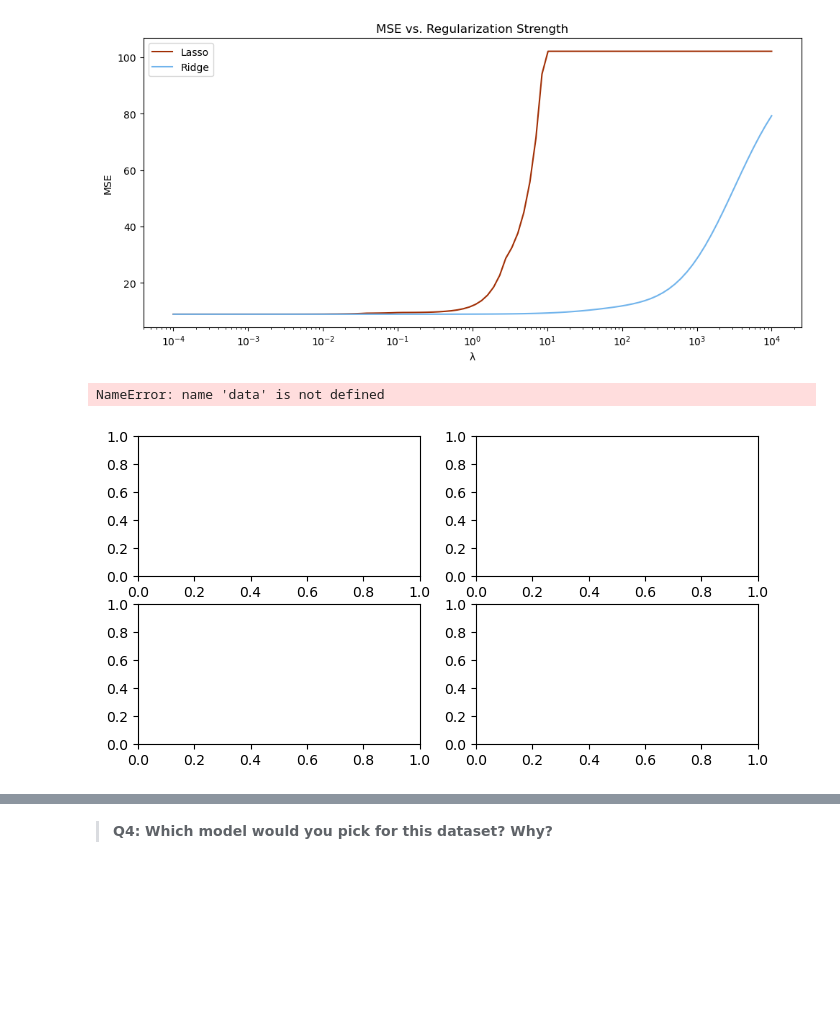
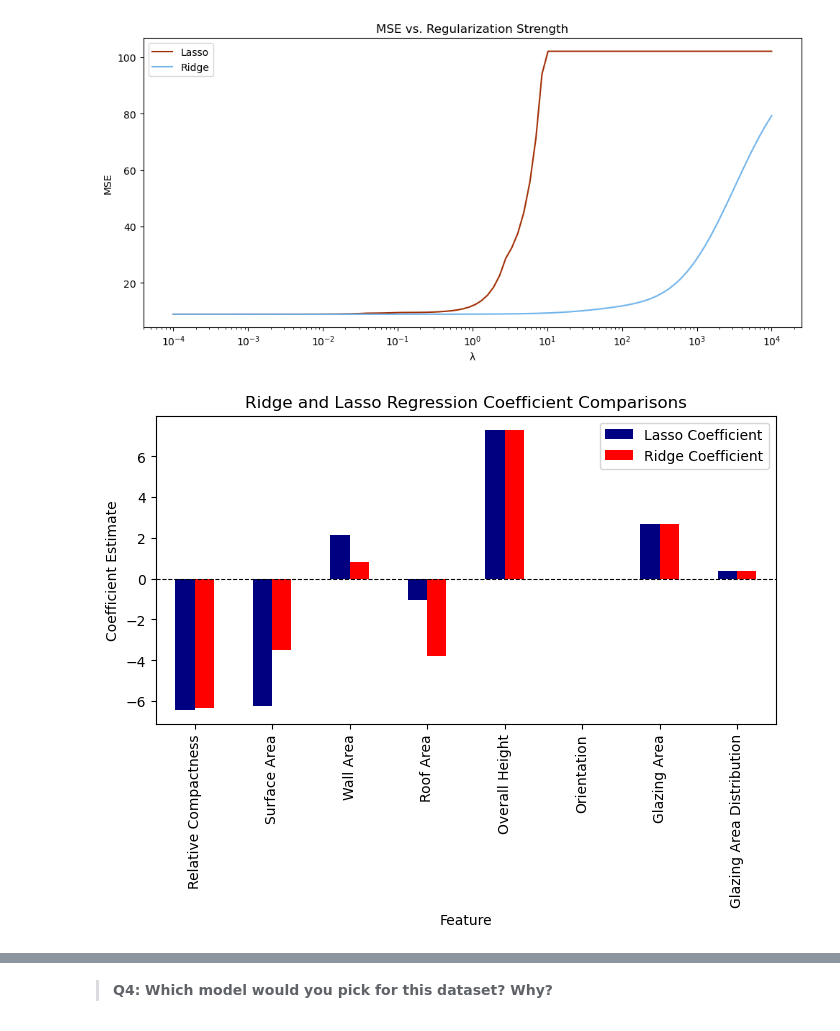
Before and after one commit to kylienewcomer/eds232-assignment-3, a Jupyter notebook: task1/hw3-task1.ipynb, the cells around one changed output, grey strips where cells are left out. Saved outputs shown, nothing was run; the diff lists cells and outputs as text; code cells hidden in the pictures; blank space fills up the shorter version.

```diff
--- a/task1/hw3-task1.ipynb
+++ b/task1/hw3-task1.ipynb
@@ -359,22 +359,22 @@ plt.show()
 # %% [output]
 [figure]
 # %%
+all_coefs = pd.DataFrame({'Lasso Regression' : lasso_cv.coef_,
+                   'Ridge Regression' : ridge_cv.coef_},
+                   index = feature_names)
 
-fig, axes = plt.subplots(2, 2, figsize=(8, 4))
-axes = axes.flatten()
-for i, df in enumerate(data):
-    df.plot.bar(ax=axes[i], width=0.8)
-    title = 'λ = 0 (OLS)' if lambdas[i] == 0 else f'λ = {lambdas[i]}'
-    axes[i].set_title(title)
-    axes[i].set_xticklabels(df.index, rotation=45)
-    axes[i].axhline(0, color='black', linewidth=0.8, linestyle='--')
-    ymin = min(df.values.min(), 0)
-    ymax = max(df.values.max(), 0)
-    pad = max((ymax - ymin) * 0.15, 0.5)
-    axes[i].set_ylim(ymin - pad, ymax + pad)
 
-plt.tight_layout()
+
+fig, axes = plt.subplots(figsize=(8, 4))
+
+axes = all_coefs.plot(color = ['navy', 'red'],
+                      kind = 'bar',
+                      ax = axes)
+title = ''
+axes.axhline(0, color='black', linewidth=0.8, linestyle='--')
+axes.set_ylabel("Coefficient Estimate")
+axes.set_xlabel("Feature")
+axes.set_title("Ridge and Lasso Regression Coefficient Comparisons")
 plt.show()
 # %% [output]
-NameError: name 'data' is not defined
-[figure, old version]
+[figure, new version]
```
Also changed, not shown: parts of 12 cells of this notebook.
